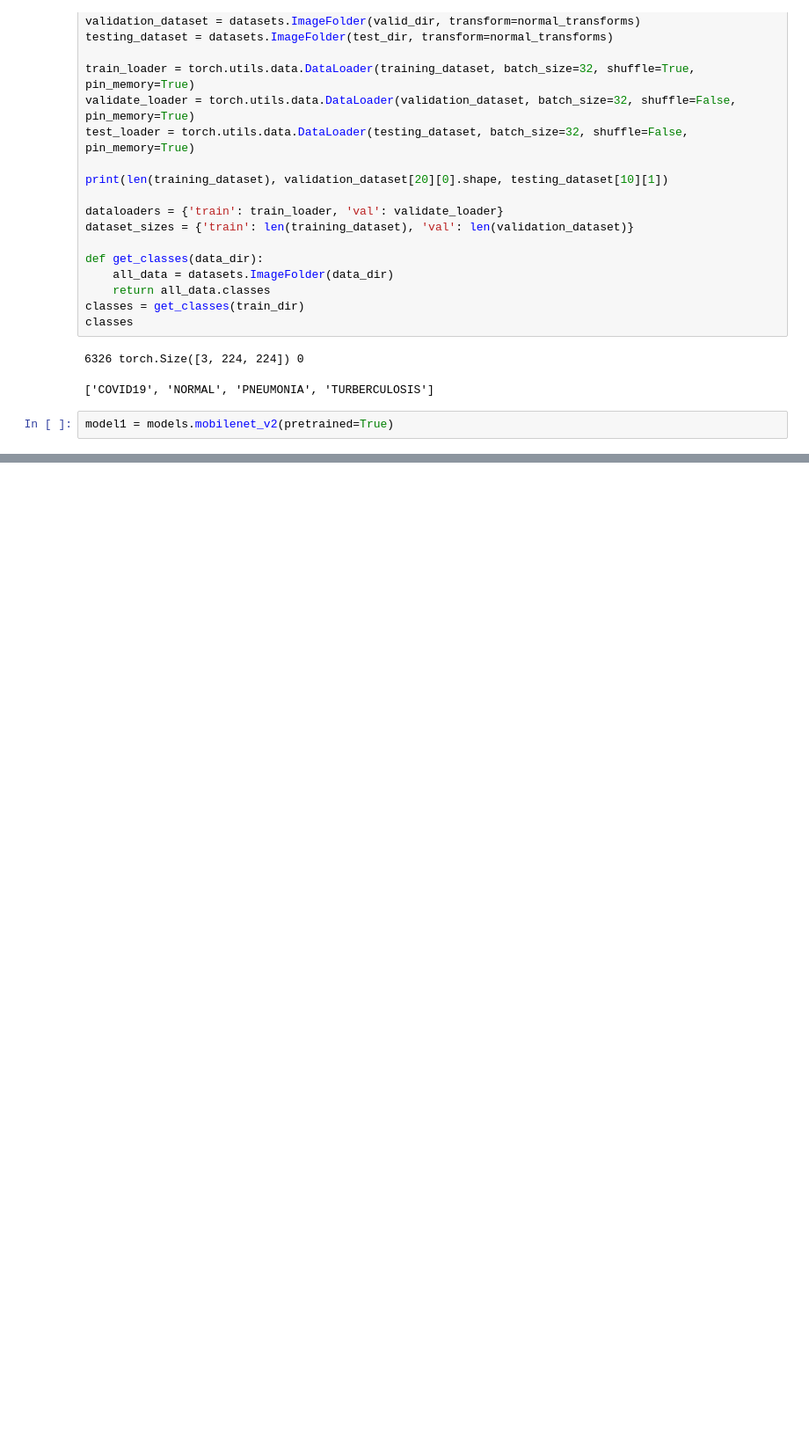
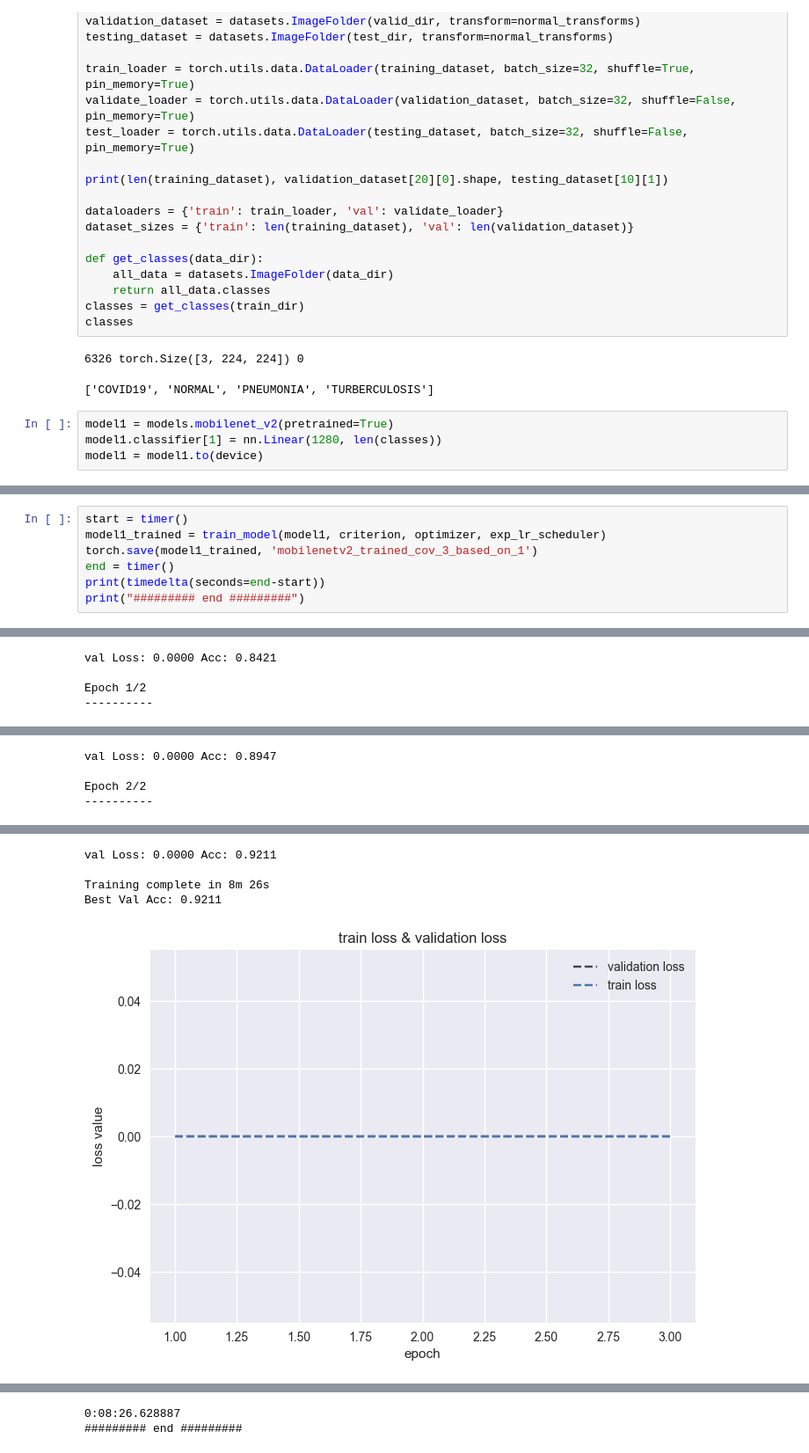
Before and after one commit to stemgene/Chest-X-Ray-Classification, a Jupyter notebook: train.ipynb, the cells around one changed output, grey strips where cells are left out. Shown: that part at 88% size. Drawn from its saved outputs; the diff is of its cells as text; blank space fills up the shorter version.

```diff
--- a/train.ipynb
+++ b/train.ipynb
@@ -54,3 +58,5 @@ classes
 ['COVID19', 'NORMAL', 'PNEUMONIA', 'TURBERCULOSIS']
 # %%
 model1 = models.mobilenet_v2(pretrained=True)
+model1.classifier[1] = nn.Linear(1280, len(classes))
+model1 = model1.to(device)
@@ -56,0 +151,8 @@ model1 = models.mobilenet_v2(pretrained=True)
+# %%
+start = timer()
+model1_trained = train_model(model1, criterion, optimizer, exp_lr_scheduler)
+torch.save(model1_trained, 'mobilenetv2_trained_cov_3_based_on_1')
+end = timer()
+print(timedelta(seconds=end-start))
+print("######### end #########")
+# %% [output]
@@ -56,0 +162,4 @@ model1 = models.mobilenet_v2(pretrained=True)
+val Loss: 0.0000 Acc: 0.8421
+
+Epoch 1/2
+----------
@@ -56,0 +167,4 @@ model1 = models.mobilenet_v2(pretrained=True)
+val Loss: 0.0000 Acc: 0.8947
+
+Epoch 2/2
+----------
@@ -56,0 +172,5 @@ model1 = models.mobilenet_v2(pretrained=True)
+val Loss: 0.0000 Acc: 0.9211
+
+Training complete in 8m 26s
+Best Val Acc: 0.9211
+[figure, added]
@@ -56,0 +178,2 @@ model1 = models.mobilenet_v2(pretrained=True)
+0:08:26.628887
+######### end #########
```
Also changed, not shown: parts of 7 cells of this notebook, 1 other file.
